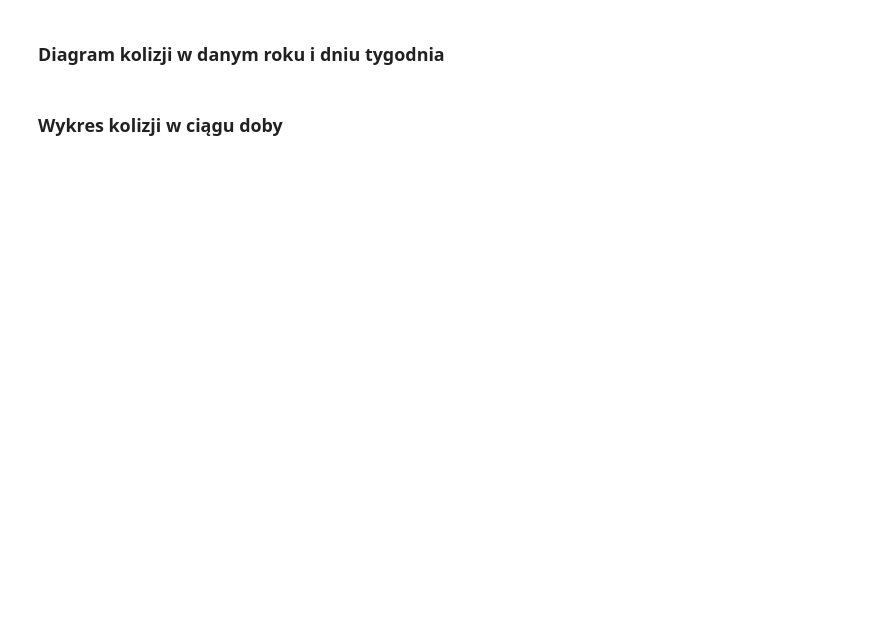
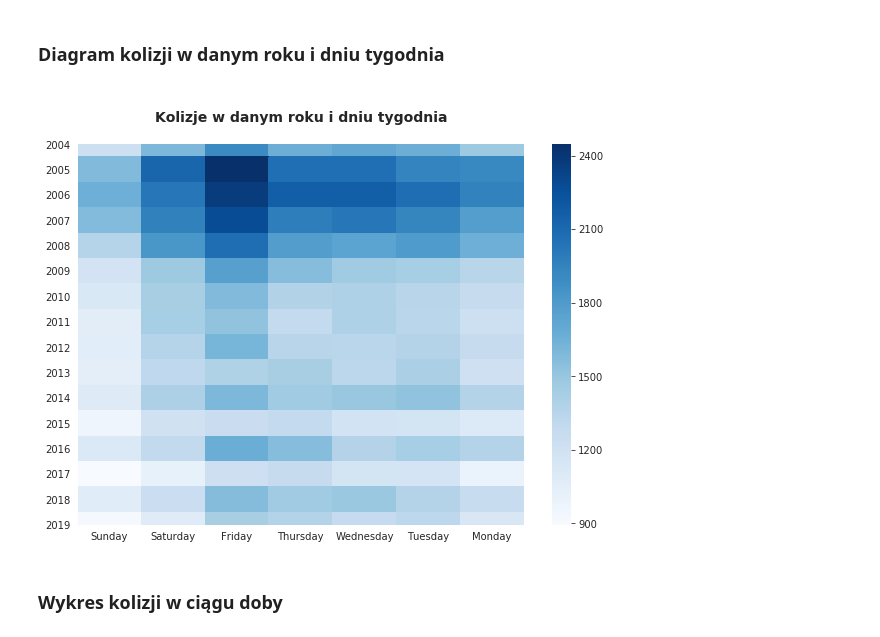
Before and after one commit to infoshareacademy/jdsz5-matrix, a Jupyter notebook: Python/app.ipynb, the cells around one changed output. Cells and saved outputs as stored; diff of their text form; code cells hidden in the pictures; blank space fills up the shorter version.

```diff
--- a/Python/app.ipynb
+++ b/Python/app.ipynb
@@ -74,7 +106,9 @@ ranni_na_miesiac (df)
 # %% [markdown]
 ### Diagram kolizji w danym roku i dniu tygodnia
 # %%
-kolizje_rok_dzien(df_prognozy)
+kolizje_lata_dzien(df_prognozy)
+# %% [output]
+[figure, added]
 # %% [markdown]
 ### Wykres kolizji w ciągu doby
 # %%
```
Also changed, not shown: parts of 19 cells of this notebook, 3 other files.
